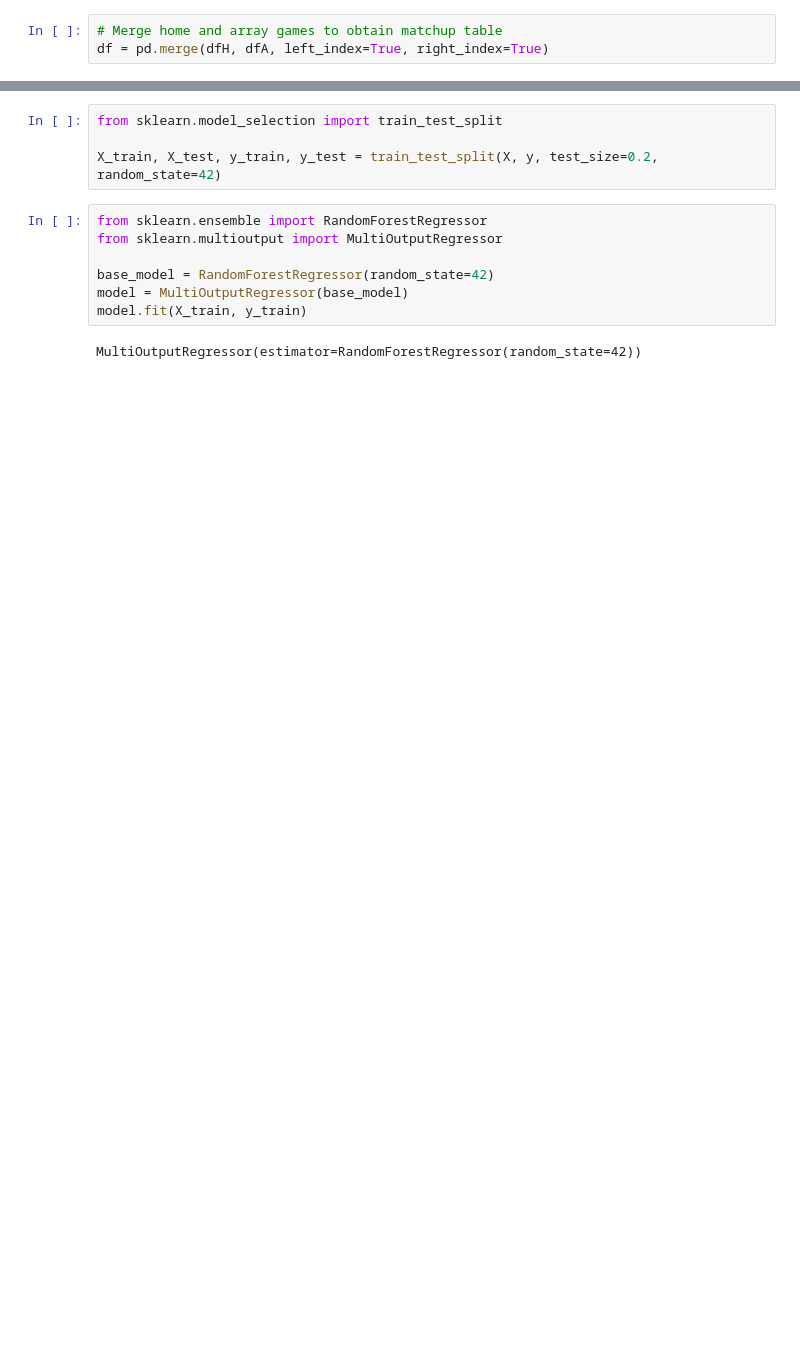
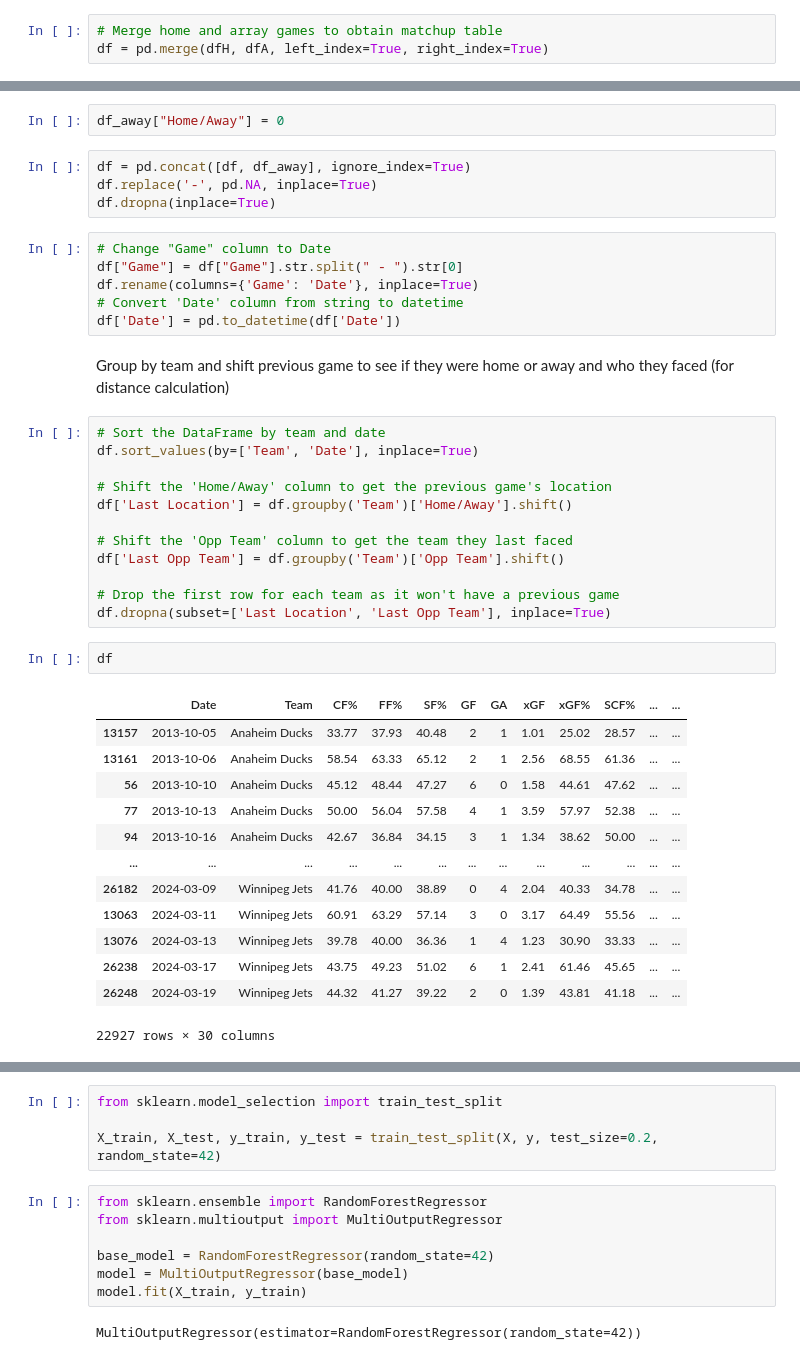
Before and after one commit to ccstevie/nhl_model, a Jupyter notebook: predict/predict_nhl.ipynb, the cells around one changed output, grey strips where cells are left out. Drawn from its saved outputs; the diff is of its cells as text; blank space fills up the shorter version.

```diff
--- a/predict/predict_nhl.ipynb
+++ b/predict/predict_nhl.ipynb
@@ -55,0 +58,42 @@ X.head(1)
+# %%
+df_away["Home/Away"] = 0
+# %%
+df = pd.concat([df, df_away], ignore_index=True)
+df.replace('-', pd.NA, inplace=True)
+df.dropna(inplace=True)
+# %%
+# Change "Game" column to Date
+df["Game"] = df["Game"].str.split(" - ").str[0]
+df.rename(columns={'Game': 'Date'}, inplace=True)
+# Convert 'Date' column from string to datetime
+df['Date'] = pd.to_datetime(df['Date'])
+# %% [markdown]
+Group by team and shift previous game to see if they were home or away and who they faced (for distance calculation)
+# %%
+# Sort the DataFrame by team and date
+df.sort_values(by=['Team', 'Date'], inplace=True)
+
+# Shift the 'Home/Away' column to get the previous game's location
+df['Last Location'] = df.groupby('Team')['Home/Away'].shift()
+
+# Shift the 'Opp Team' column to get the team they last faced
+df['Last Opp Team'] = df.groupby('Team')['Opp Team'].shift()
+
+# Drop the first row for each team as it won't have a previous game
+df.dropna(subset=['Last Location', 'Last Opp Team'], inplace=True)
+# %%
+df
+# %% [output]
+|  | Date | Team | CF% | FF% | SF% | GF | GA | xGF | xGF% | SCF% | ... | ... |
+| 13157 | 2013-10-05 | Anaheim Ducks | 33.77 | 37.93 | 40.48 | 2 | 1 | 1.01 | 25.02 | 28.57 | ... | ... |
+| 13161 | 2013-10-06 | Anaheim Ducks | 58.54 | 63.33 | 65.12 | 2 | 1 | 2.56 | 68.55 | 61.36 | ... | ... |
+| 56 | 2013-10-10 | Anaheim Ducks | 45.12 | 48.44 | 47.27 | 6 | 0 | 1.58 | 44.61 | 47.62 | ... | ... |
+| 77 | 2013-10-13 | Anaheim Ducks | 50.00 | 56.04 | 57.58 | 4 | 1 | 3.59 | 57.97 | 52.38 | ... | ... |
+| 94 | 2013-10-16 | Anaheim Ducks | 42.67 | 36.84 | 34.15 | 3 | 1 | 1.34 | 38.62 | 50.00 | ... | ... |
+| ... | ... | ... | ... | ... | ... | ... | ... | ... | ... | ... | ... | ... |
+| 26182 | 2024-03-09 | Winnipeg Jets | 41.76 | 40.00 | 38.89 | 0 | 4 | 2.04 | 40.33 | 34.78 | ... | ... |
+| 13063 | 2024-03-11 | Winnipeg Jets | 60.91 | 63.29 | 57.14 | 3 | 0 | 3.17 | 64.49 | 55.56 | ... | ... |
+| 13076 | 2024-03-13 | Winnipeg Jets | 39.78 | 40.00 | 36.36 | 1 | 4 | 1.23 | 30.90 | 33.33 | ... | ... |
+| 26238 | 2024-03-17 | Winnipeg Jets | 43.75 | 49.23 | 51.02 | 6 | 1 | 2.41 | 61.46 | 45.65 | ... | ... |
+| 26248 | 2024-03-19 | Winnipeg Jets | 44.32 | 41.27 | 39.22 | 2 | 0 | 1.39 | 43.81 | 41.18 | ... | ... |
+22927 rows × 30 columns
```
Also changed, not shown: parts of 88 cells of this notebook, 8 other files.
